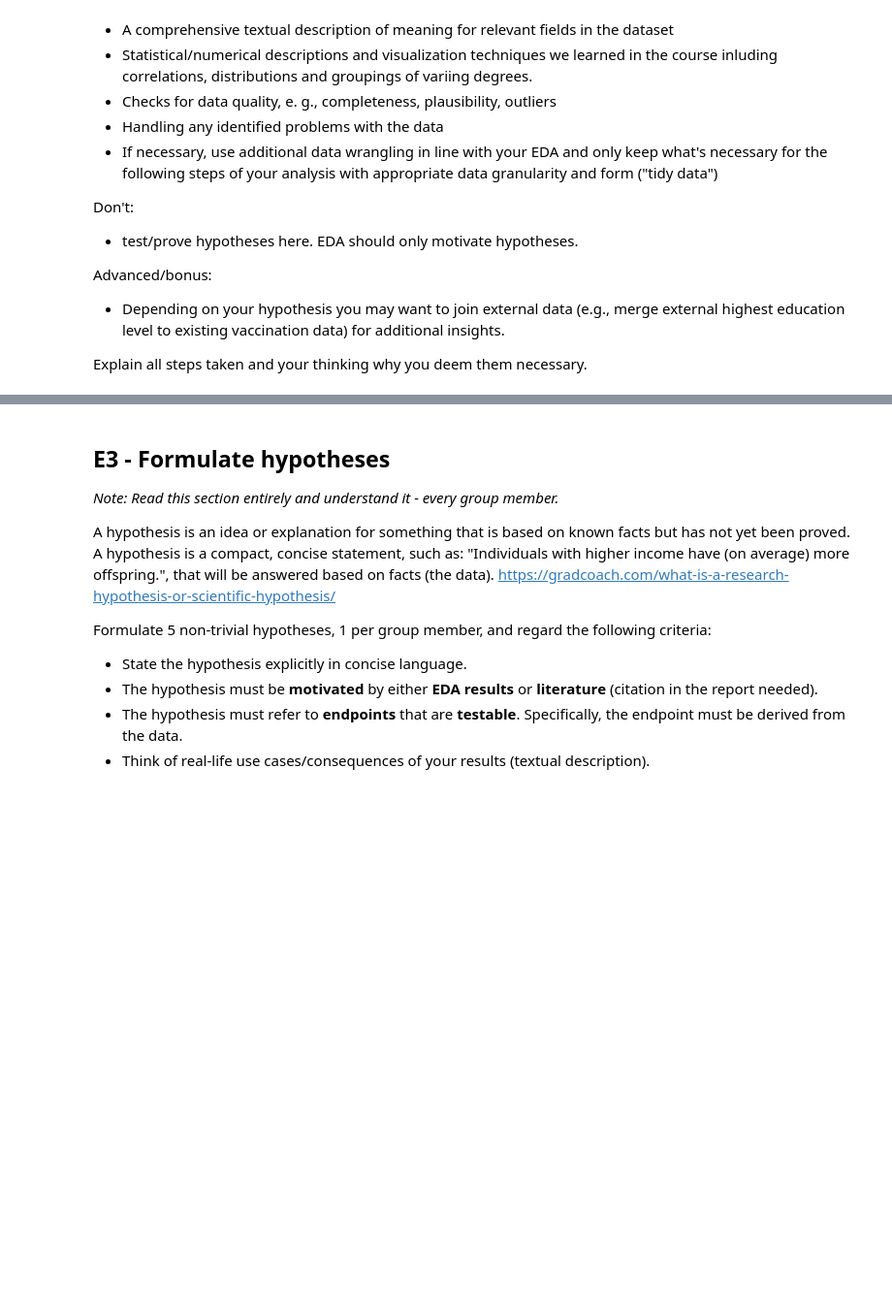
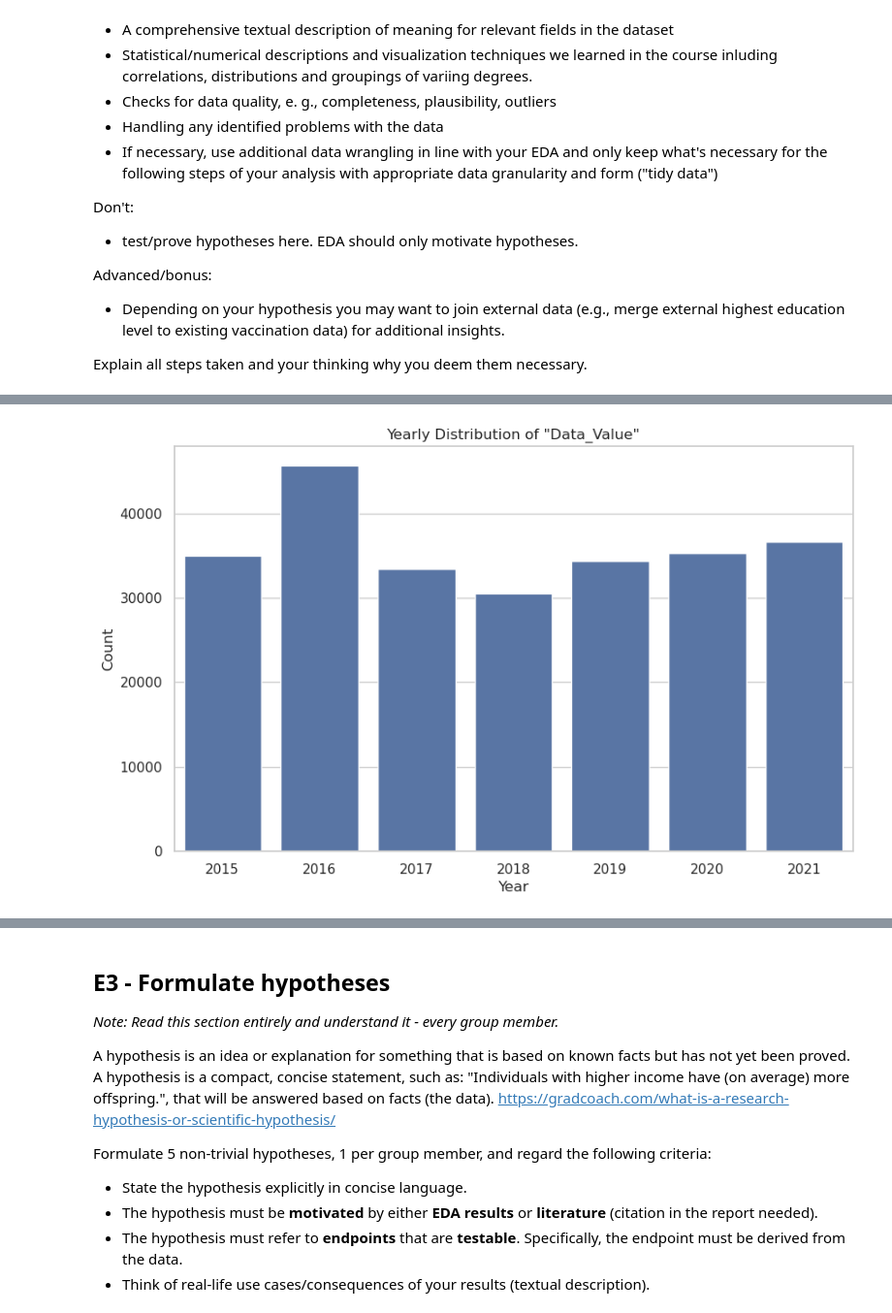
Before and after one commit to toporek3112/de_python_project, a Jupyter notebook: prj01.ipynb, the cells around one changed output, grey strips where cells are left out. Shown: that part at 97% size. Cells and saved outputs as stored; diff of their text form; code cells hidden in the pictures; blank space fills up the shorter version.

```diff
--- a/prj01.ipynb
+++ b/prj01.ipynb
@@ -210,0 +221,11 @@ Explain all steps taken and your thinking why you deem them necessary.
+# %%
+# Plot 2: Yearly Distribution
+plt.figure(figsize=(10, 6))
+sns.countplot(x='YearStart', data=data_cleaned, color='#4c72b0')
+# plt.bar(data_subset['YearStart'], data_subset['Data_Value'])
+plt.title('Yearly Distribution of "Data_Value"')
+plt.xlabel('Year')
+plt.ylabel('Count')
+plt.show()
+# %% [output]
+[figure, added]
```
Also changed, not shown: parts of 15 cells of this notebook, 3 other files.
